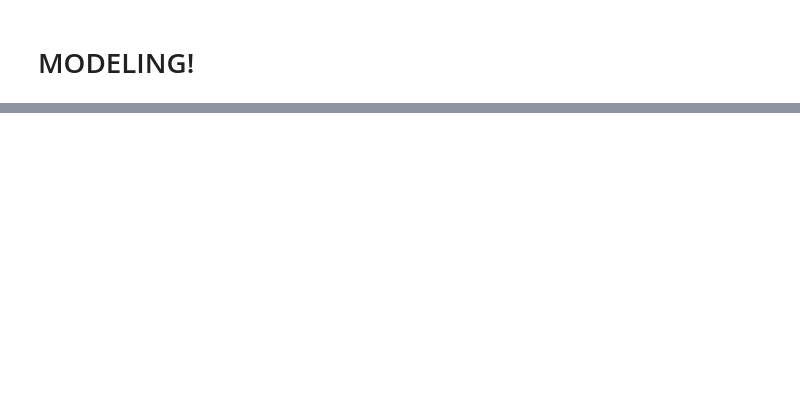
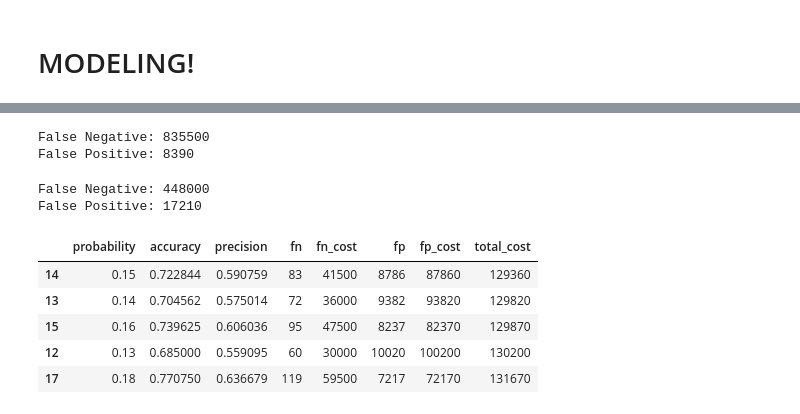
Before and after one commit to cmadding/MSDS_7333_QTW, a Jupyter notebook: CaseStudy15/Case_Study_Unit_15.ipynb, the cells around one changed output, grey strips where cells are left out. Drawn from its saved outputs; the diff is of its cells as text; code cells hidden in the pictures; blank space fills up the shorter version.

```diff
--- a/CaseStudy15/Case_Study_Unit_15.ipynb
+++ b/CaseStudy15/Case_Study_Unit_15.ipynb
@@ -345,0 +427,51 @@ y_test (32000,)
+# %%
+print("False Negative:", metrics.confusion_matrix(y_test, y_hat)[1,0] * 500)
+print("False Positive:", metrics.confusion_matrix(y_test, y_hat)[0,1] * 10)
+# %% [output]
+False Negative: 835500
+False Positive: 8390
+# %%
+y_hat_adj = (y_hat_proba[:,1] > .4).astype(int)
+print("False Negative:", metrics.confusion_matrix(y_test, y_hat_adj)[1,0] * 500)
+print("False Positive:", metrics.confusion_matrix(y_test, y_hat_adj)[0,1] * 10)
+# %% [output]
+False Negative: 448000
+False Positive: 17210
+# %%
+import numpy as np
+from tqdm import tqdm
+
+probas = list(np.arange(0.01, 1.01, 0.01))
+
+def calcCost(clf, X, y, proba, fp = 10, fn = 500):
+    y_hat_proba = clf.predict_proba(X)
+    y_hat = (y_hat_proba[:,1] > proba).astype(int)
+    mt = metrics.confusion_matrix(y, y_hat)
+    acc = metrics.accuracy_score(y, y_hat)
+    precision = metrics.precision_score(y, y_hat)
+    return {
+        "probability":proba,
+        "accuracy": acc,
+        "precision": precision,
+        "fn":mt[1,0],
+        "fn_cost":mt[1,0]*fn,
+        "fp":mt[0,1],
+        "fp_cost":mt[0,1]*fp
+    }
+
+cost = [ calcCost(rf_clf, X_test, y_test, proba) for proba in tqdm(probas) ]
+# %%
+import pandas as pd
+
+cost_df = pd.DataFrame(cost)
+
+cost_df["total_cost"] = cost_df.fn_cost + cost_df.fp_cost
+
+cost_df.sort_values(by=["total_cost"], ascending=True).head()
+# %% [output]
+|  | probability | accuracy | precision | fn | fn_cost | fp | fp_cost | total_cost |
+| 14 | 0.15 | 0.722844 | 0.590759 | 83 | 41500 | 8786 | 87860 | 129360 |
+| 13 | 0.14 | 0.704562 | 0.575014 | 72 | 36000 | 9382 | 93820 | 129820 |
+| 15 | 0.16 | 0.739625 | 0.606036 | 95 | 47500 | 8237 | 82370 | 129870 |
+| 12 | 0.13 | 0.685000 | 0.559095 | 60 | 30000 | 10020 | 100200 | 130200 |
+| 17 | 0.18 | 0.770750 | 0.636679 | 119 | 59500 | 7217 | 72170 | 131670 |
```
Also changed, not shown: parts of 18 cells of this notebook.
